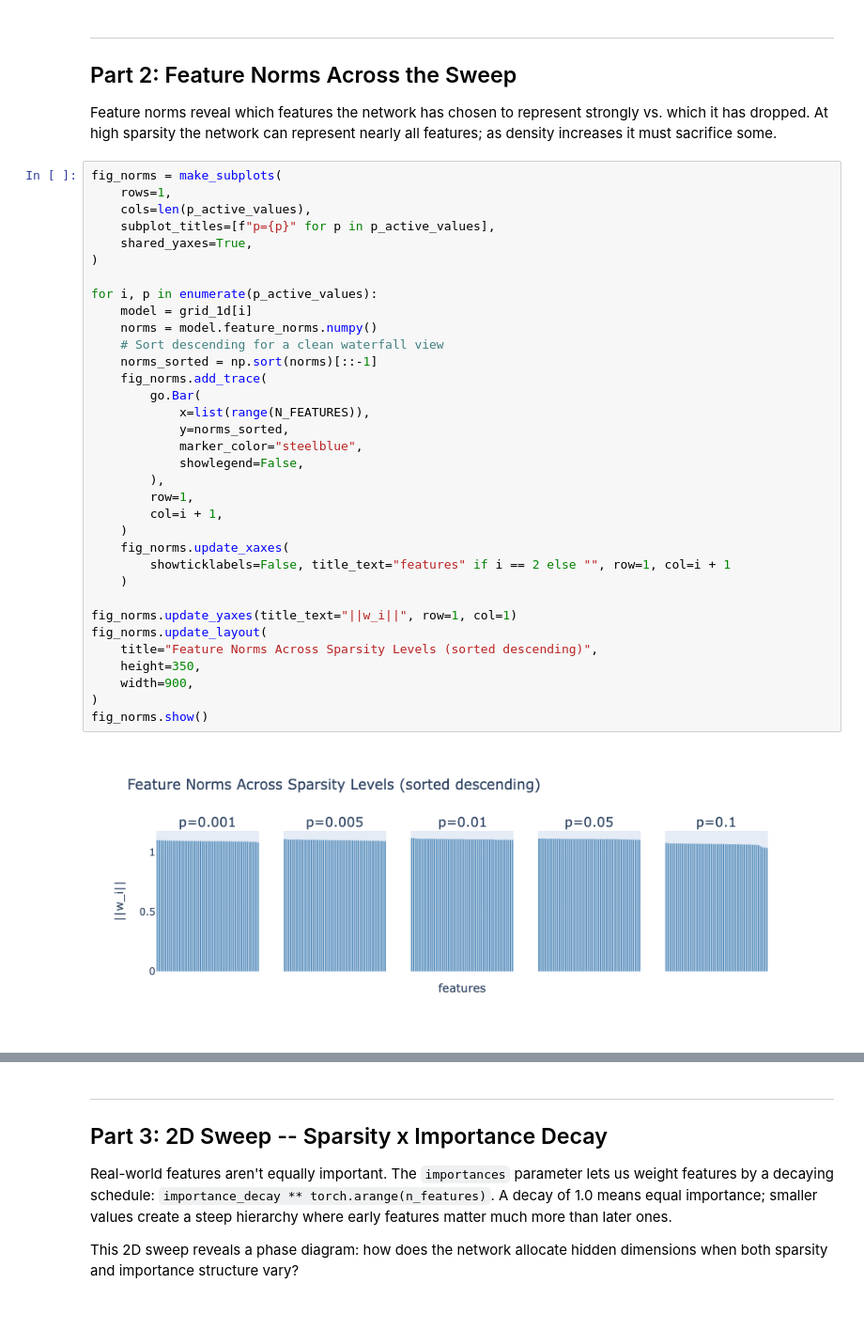
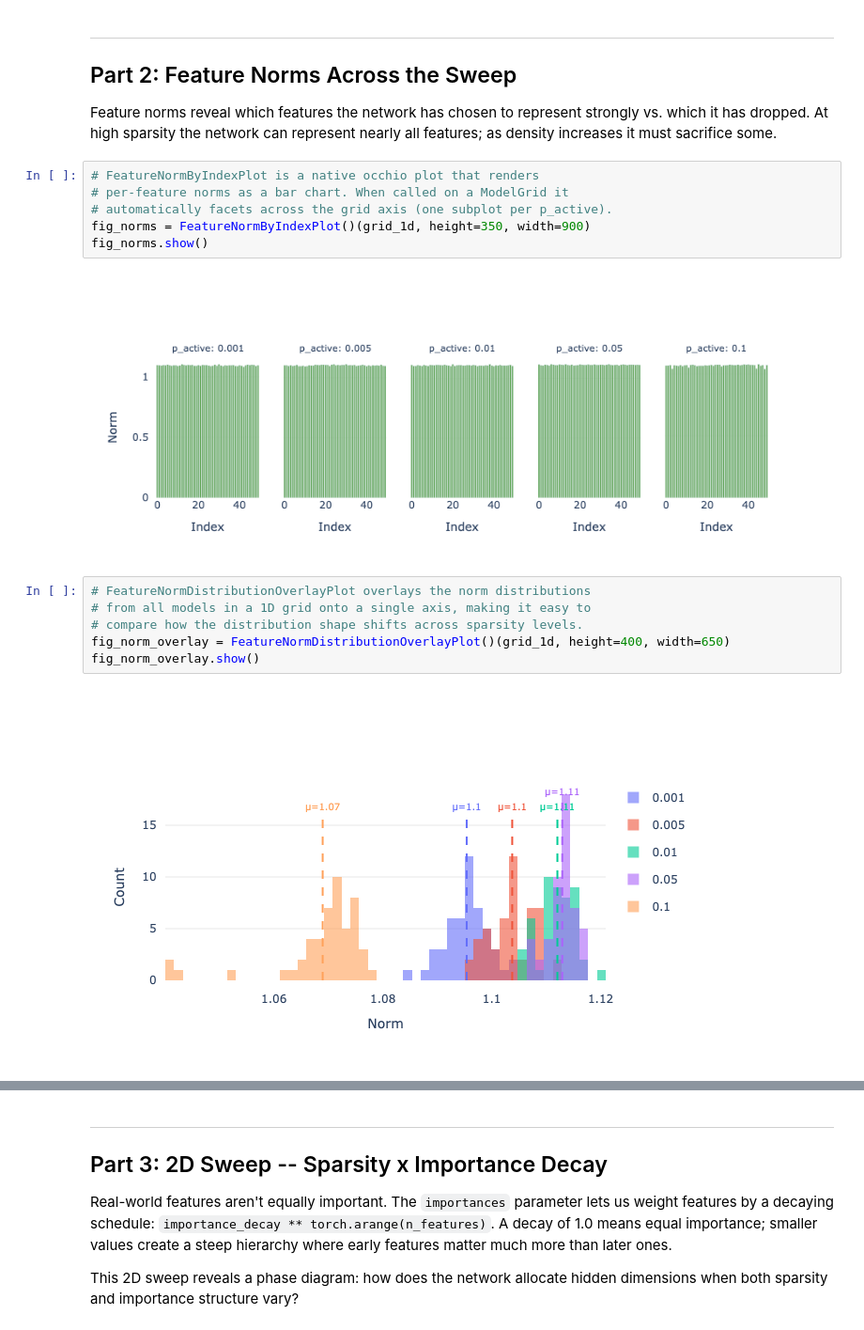
Before and after one commit to OliverSieweke/occhio, a Jupyter notebook: examples/model_grid_sweeps.ipynb, the cells around one changed output, grey strips where cells are left out. Shown at 94% size. Drawn from its saved outputs; the diff is of its cells as text.

```diff
--- a/examples/model_grid_sweeps.ipynb
+++ b/examples/model_grid_sweeps.ipynb
@@ -129,38 +134,18 @@ represent strongly vs. which it has dropped. At high sparsity the
 network can represent nearly all features; as density increases it
 must sacrifice some.
 # %%
-fig_norms = make_subplots(
-    rows=1,
-    cols=len(p_active_values),
-    subplot_titles=[f"p={p}" for p in p_active_values],
-    shared_yaxes=True,
-)
-
-for i, p in enumerate(p_active_values):
-    model = grid_1d[i]
-    norms = model.feature_norms.numpy()
-    # Sort descending for a clean waterfall view
-    norms_sorted = np.sort(norms)[::-1]
-    fig_norms.add_trace(
-        go.Bar(
-            x=list(range(N_FEATURES)),
-            y=norms_sorted,
-            marker_color="steelblue",
-            showlegend=False,
-        ),
-        row=1,
-        col=i + 1,
-    )
-    fig_norms.update_xaxes(
-        showticklabels=False, title_text="features" if i == 2 else "", row=1, col=i + 1
-    )
-
-fig_norms.update_yaxes(title_text="||w_i||", row=1, col=1)
-fig_norms.update_layout(
-    title="Feature Norms Across Sparsity Levels (sorted descending)",
-    height=350,
-    width=900,
-)
+# FeatureNormByIndexPlot is a native occhio plot that renders
+# per-feature norms as a bar chart. When called on a ModelGrid it
+# automatically facets across the grid axis (one subplot per p_active).
+fig_norms = FeatureNormByIndexPlot()(grid_1d, height=350, width=900)
 fig_norms.show()
 # %% [output]
-[figure, old version]
+[figure, new version]
+# %%
+# FeatureNormDistributionOverlayPlot overlays the norm distributions
+# from all models in a 1D grid onto a single axis, making it easy to
+# compare how the distribution shape shifts across sparsity levels.
+fig_norm_overlay = FeatureNormDistributionOverlayPlot()(grid_1d, height=400, width=650)
+fig_norm_overlay.show()
+# %% [output]
+[figure, added]
```
Also changed, not shown: parts of 3 cells of this notebook.
